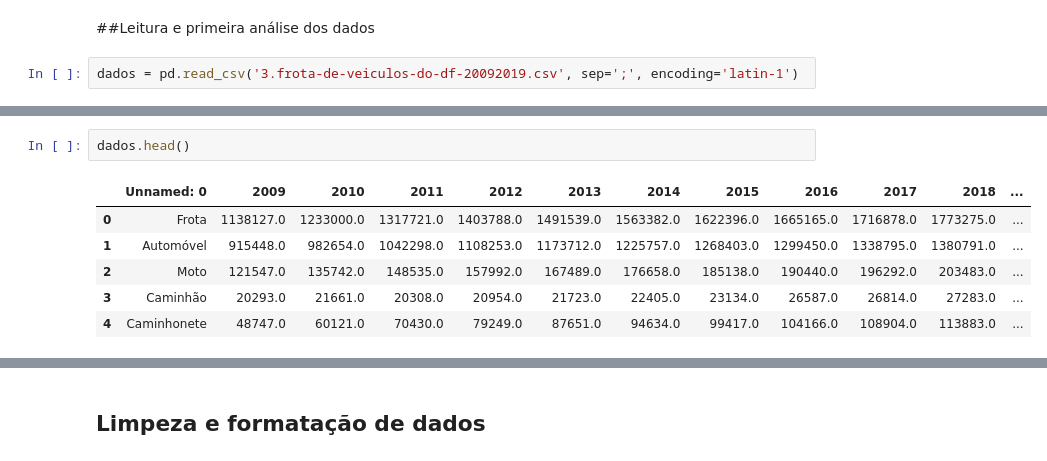
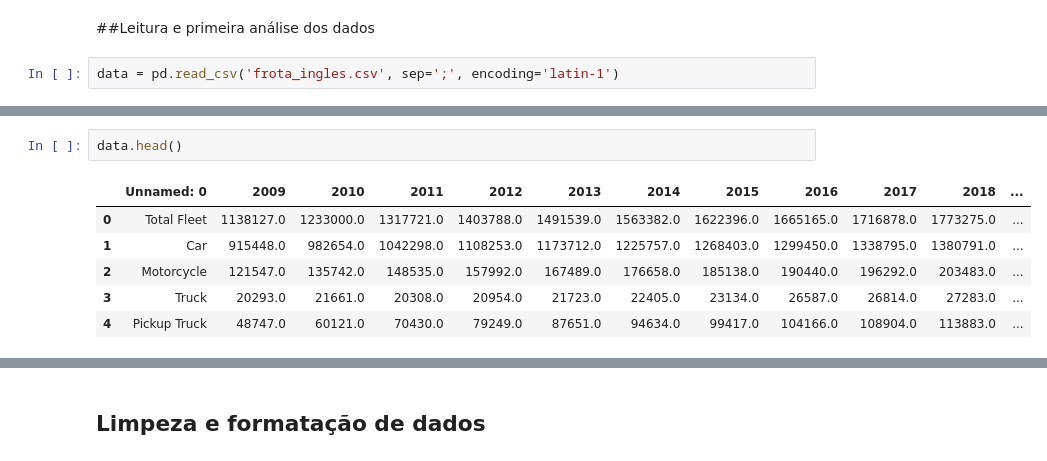
Before and after one commit to Toskosz/Bras-lia-s-car-fleet, a Jupyter notebook: Brasília's_car_fleet.ipynb, the cells around one changed output, grey strips where cells are left out. Cells and saved outputs as stored; diff of their text form.

```diff
--- a/Brasília's_car_fleet.ipynb
+++ b/Brasília's_car_fleet.ipynb
@@ -3,5 +3,5 @@ import pandas as pd
 # %% [markdown]
 ##Leitura e primeira análise dos dados
 # %%
-dados = pd.read_csv('3.frota-de-veiculos-do-df-20092019.csv', sep=';', encoding='latin-1')
+data = pd.read_csv('frota_ingles.csv', sep=';', encoding='latin-1')
 # %%
@@ -9,12 +9,12 @@ type(dados)
 # %% [output]
 pandas.core.frame.DataFrame
 # %%
-dados.head()
+data.head()
 # %% [output]
 |  | Unnamed: 0 | 2009 | 2010 | 2011 | 2012 | 2013 | 2014 | 2015 | 2016 | 2017 | 2018 | ... |
-| 0 | Frota | 1138127.0 | 1233000.0 | 1317721.0 | 1403788.0 | 1491539.0 | 1563382.0 | 1622396.0 | 1665165.0 | 1716878.0 | 1773275.0 | ... |
-| 1 | Automóvel | 915448.0 | 982654.0 | 1042298.0 | 1108253.0 | 1173712.0 | 1225757.0 | 1268403.0 | 1299450.0 | 1338795.0 | 1380791.0 | ... |
-| 2 | Moto | 121547.0 | 135742.0 | 148535.0 | 157992.0 | 167489.0 | 176658.0 | 185138.0 | 190440.0 | 196292.0 | 203483.0 | ... |
-| 3 | Caminhão | 20293.0 | 21661.0 | 20308.0 | 20954.0 | 21723.0 | 22405.0 | 23134.0 | 26587.0 | 26814.0 | 27283.0 | ... |
-| 4 | Caminhonete | 48747.0 | 60121.0 | 70430.0 | 79249.0 | 87651.0 | 94634.0 | 99417.0 | 104166.0 | 108904.0 | 113883.0 | ... |
+| 0 | Total Fleet | 1138127.0 | 1233000.0 | 1317721.0 | 1403788.0 | 1491539.0 | 1563382.0 | 1622396.0 | 1665165.0 | 1716878.0 | 1773275.0 | ... |
+| 1 | Car | 915448.0 | 982654.0 | 1042298.0 | 1108253.0 | 1173712.0 | 1225757.0 | 1268403.0 | 1299450.0 | 1338795.0 | 1380791.0 | ... |
+| 2 | Motorcycle | 121547.0 | 135742.0 | 148535.0 | 157992.0 | 167489.0 | 176658.0 | 185138.0 | 190440.0 | 196292.0 | 203483.0 | ... |
+| 3 | Truck | 20293.0 | 21661.0 | 20308.0 | 20954.0 | 21723.0 | 22405.0 | 23134.0 | 26587.0 | 26814.0 | 27283.0 | ... |
+| 4 | Pickup Truck | 48747.0 | 60121.0 | 70430.0 | 79249.0 | 87651.0 | 94634.0 | 99417.0 | 104166.0 | 108904.0 | 113883.0 | ... |
 # %%
```
Also changed, not shown: parts of 11 cells of this notebook.
